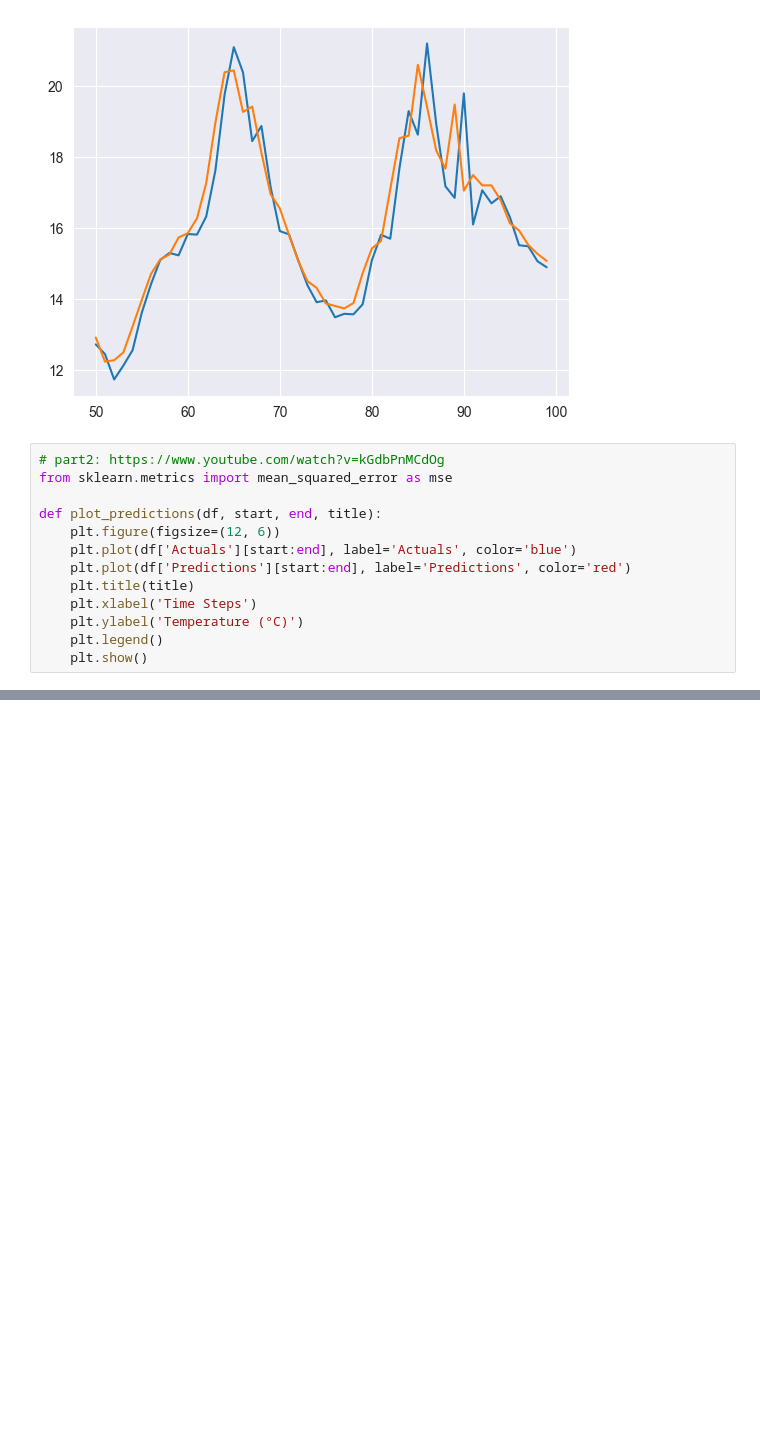
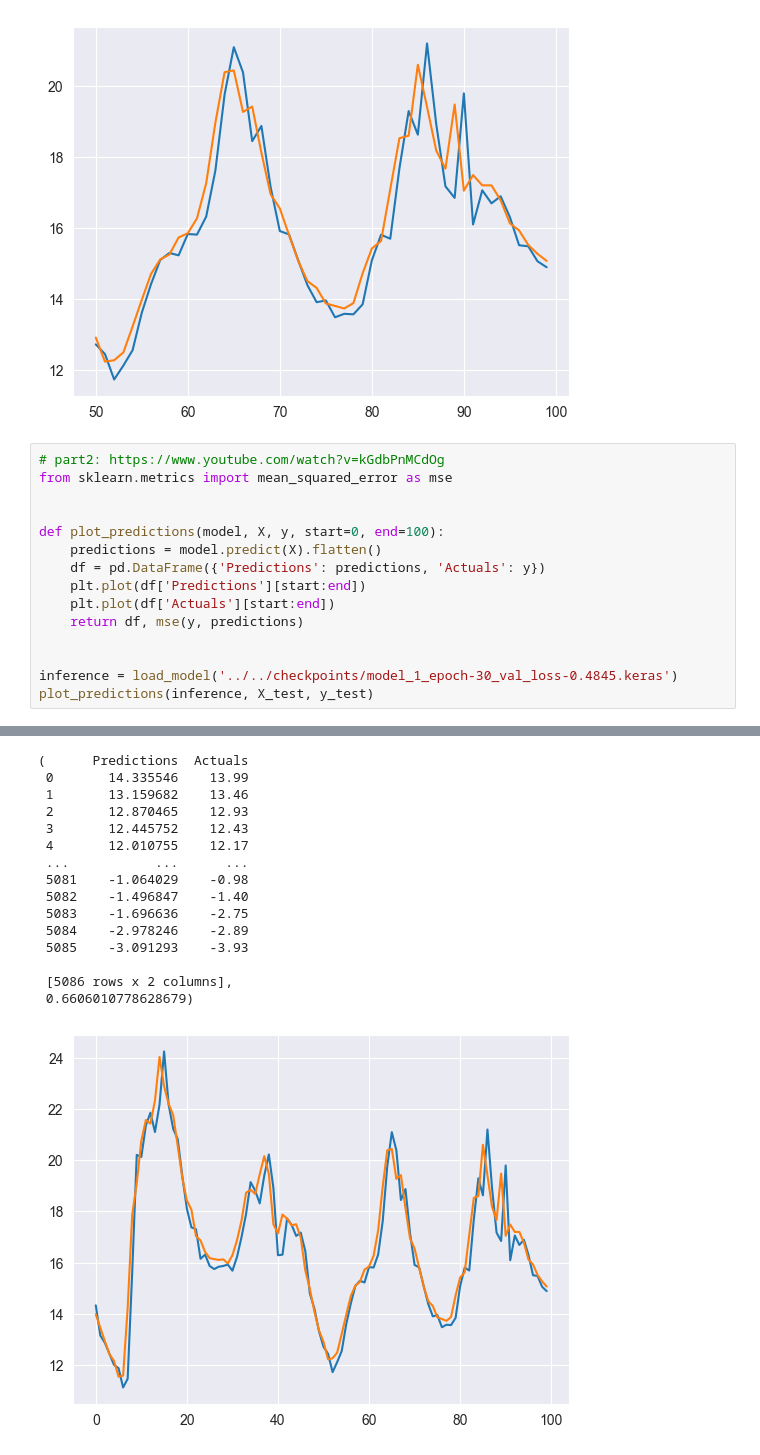
Before and after one commit to longwarriors/cumulativeAi, a Jupyter notebook: tutorials/GregHogg/LSTM_Time_Series_Forecasting.ipynb, the cells around one changed output, grey strips where cells are left out. Cells and saved outputs as stored; diff of their text form; blank space fills up the shorter version.

```diff
--- a/tutorials/GregHogg/LSTM_Time_Series_Forecasting.ipynb
+++ b/tutorials/GregHogg/LSTM_Time_Series_Forecasting.ipynb
@@ -220,12 +202,15 @@ plt.show()
 # part2: https://www.youtube.com/watch?v=kGdbPnMCdOg
 from sklearn.metrics import mean_squared_error as mse
 
-def plot_predictions(df, start, end, title):
-    plt.figure(figsize=(12, 6))
-    plt.plot(df['Actuals'][start:end], label='Actuals', color='blue')
-    plt.plot(df['Predictions'][start:end], label='Predictions', color='red')
-    plt.title(title)
-    plt.xlabel('Time Steps')
-    plt.ylabel('Temperature (°C)')
-    plt.legend()
-    plt.show()
+
+def plot_predictions(model, X, y, start=0, end=100):
+    predictions = model.predict(X).flatten()
+    df = pd.DataFrame({'Predictions': predictions, 'Actuals': y})
+    plt.plot(df['Predictions'][start:end])
+    plt.plot(df['Actuals'][start:end])
+    return df, mse(y, predictions)
+
+
+inference = load_model('../../checkpoints/model_1_epoch-30_val_loss-0.4845.keras')
+plot_predictions(inference, X_test, y_test)
+# %% [output]
@@ -231,0 +218,16 @@ def plot_predictions(df, start, end, title):
+(      Predictions  Actuals
+ 0       14.335546    13.99
+ 1       13.159682    13.46
+ 2       12.870465    12.93
+ 3       12.445752    12.43
+ 4       12.010755    12.17
+ ...           ...      ...
+ 5081    -1.064029    -0.98
+ 5082    -1.496847    -1.40
+ 5083    -1.696636    -2.75
+ 5084    -2.978246    -2.89
+ 5085    -3.091293    -3.93
+
+ [5086 rows x 2 columns],
+ 0.6606010778628679)
+[figure, added]
```
Also changed, not shown: parts of 14 cells of this notebook.
